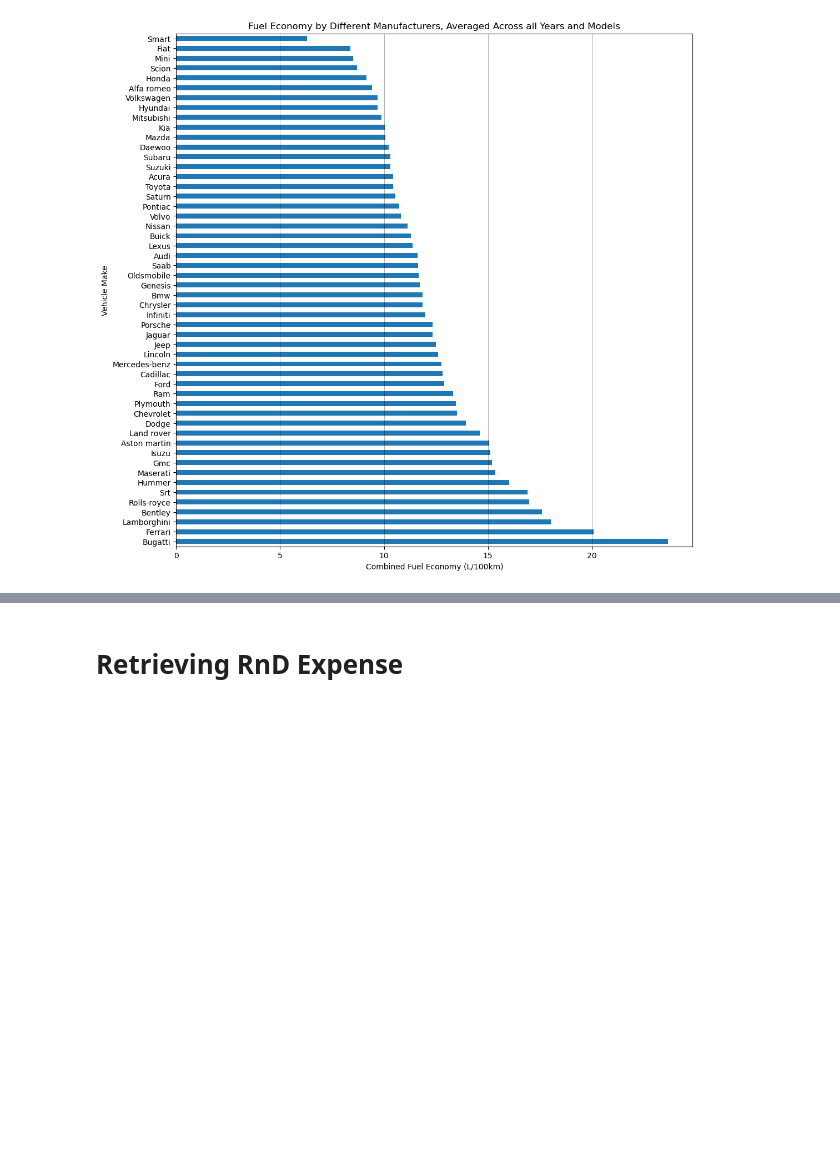
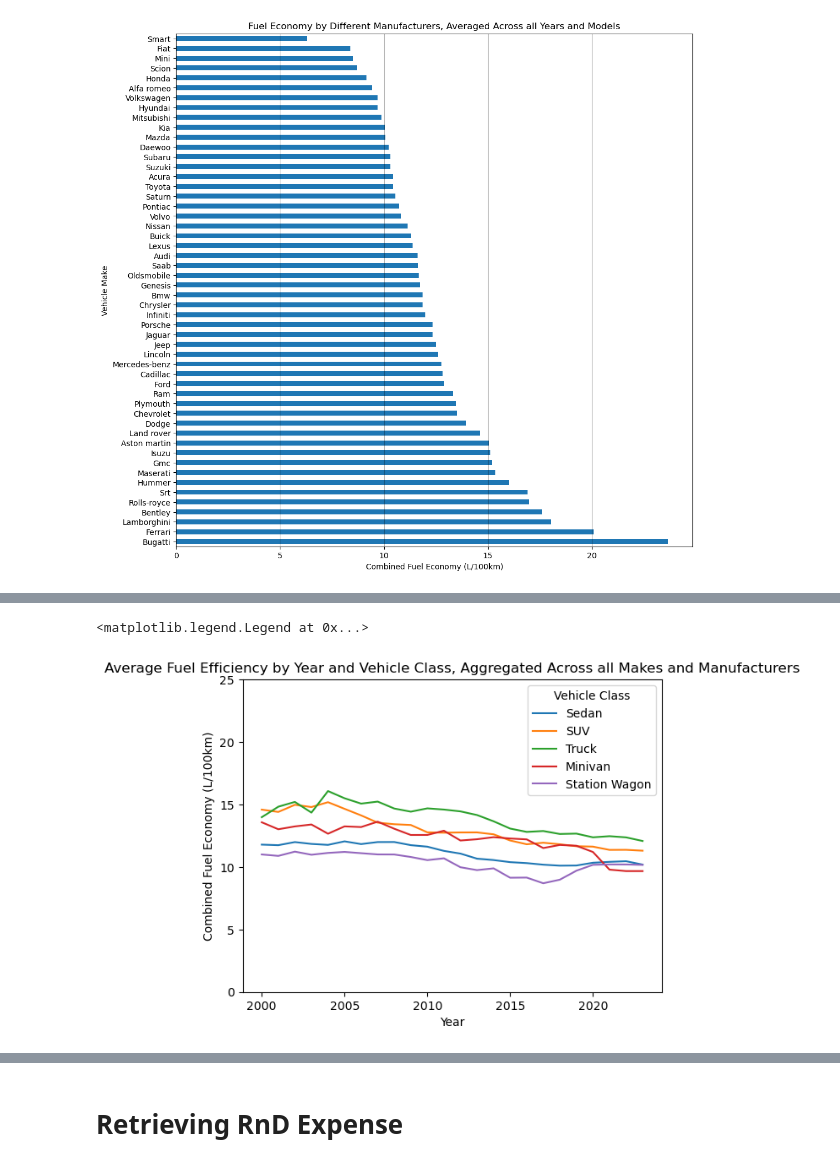
Before and after one commit to alexproskiw/Fuel-Efficiency-of-Canadian-Vehicles-Trends-and-Predictions, a Jupyter notebook: ECON323 Final Project.ipynb, the cells around one changed output, grey strips where cells are left out. Cells and saved outputs as stored; diff of their text form; code cells hidden in the pictures; blank space fills up the shorter version.

Commit message:
added more rnd expenses, tried some grouping and plotting

```diff
--- a/ECON323 Final Project.ipynb
+++ b/ECON323 Final Project.ipynb
@@ -245,0 +248,5 @@ by_year.idxmin()
+# %%
+fuel_economy_by_year_and_vehicle_type = full_dataset.pivot_table(index="model_year", columns="vehicle_class", values="comb_lpkm", aggfunc="mean")
+# drop the UL column, as it was only used in 2007
+fuel_economy_by_year_and_vehicle_type.drop("UL", axis=1, inplace=True)
+fuel_economy_by_year_and_vehicle_type
@@ -245,0 +272,14 @@ by_year.idxmin()
+# %%
+#tried grouping into super classes where applicable. Might help having less classes to deal with?
+#also omitted last 3 cols (not very relevant for everyday consumer?)
+grouped_vehicle_types = pd.DataFrame()
+grouped_vehicle_types["Sedan"] = fuel_economy_by_year_and_vehicle_type[['Compact', 'Full-size', 'Mid-size',
+                                                                       'Minicompact', 'Subcompact']].mean(axis=1)
+grouped_vehicle_types['SUV'] = fuel_economy_by_year_and_vehicle_type[['SUV', 'SUV: Small',
+                                                                      'SUV: Standard']].mean(axis=1)
+grouped_vehicle_types['Truck'] = fuel_economy_by_year_and_vehicle_type[['Pickup truck: Small',
+                                                                      'Pickup truck: Standard']].mean(axis=1)
+grouped_vehicle_types['Minivan'] = fuel_economy_by_year_and_vehicle_type['Minivan']
+grouped_vehicle_types['Station Wagon'] = fuel_economy_by_year_and_vehicle_type[['Station wagon: Mid-size',
+                                                                               'Station wagon: Small']].mean(axis=1)
+grouped_vehicle_types
@@ -245,0 +305,11 @@ by_year.idxmin()
+# %%
+ax = grouped_vehicle_types.plot.line()
+ax.set_xlabel("Year")
+ax.set_ylabel("Combined Fuel Economy (L/100km)")
+ax.set_ylim(0, 25)
+ax.set_title("Average Fuel Efficiency by Year and Vehicle Class, Aggregated Across all Makes and Manufacturers")
+handles, labels = ax.get_legend_handles_labels()
+ax.legend(handles, labels, title="Vehicle Class", loc='upper right')
+# %% [output]
+<matplotlib.legend.Legend at 0x...>
+[figure, added]
```
Also changed, not shown: parts of 13 cells of this notebook.
